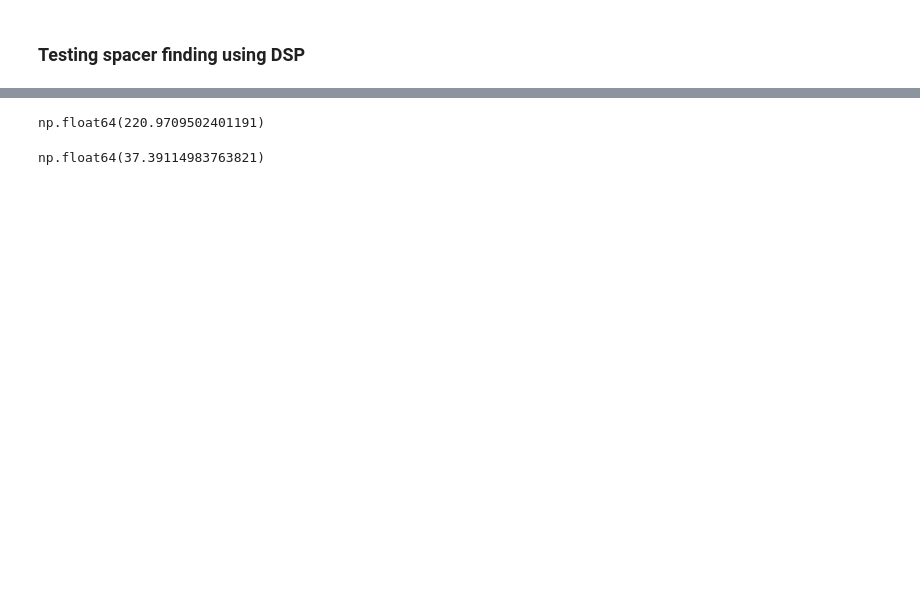
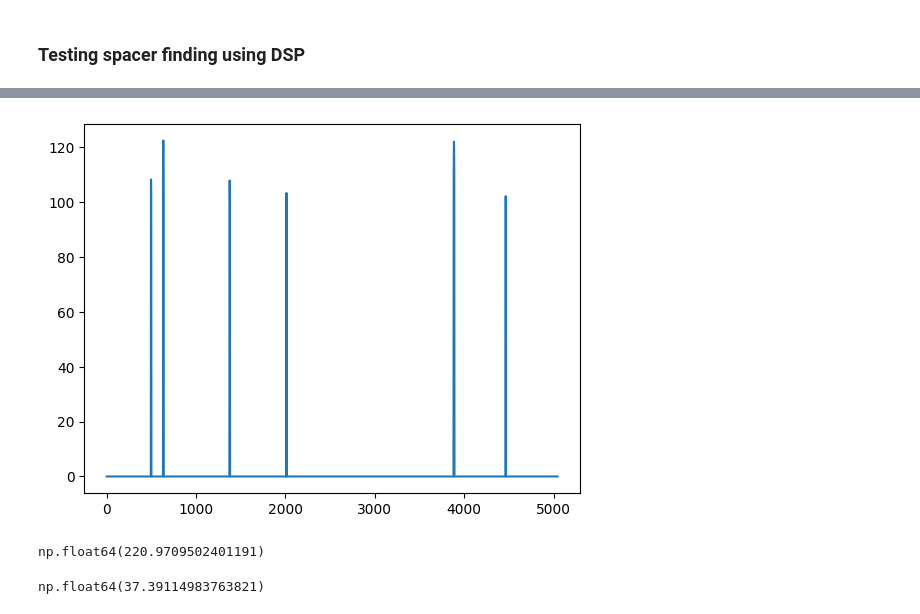
Before and after one commit to Parvfect/DSP, a Jupyter notebook: experimentation.ipynb, the cells around one changed output, grey strips where cells are left out. Drawn from its saved outputs; the diff is of its cells as text; code cells hidden in the pictures; blank space fills up the shorter version.

```diff
--- a/experimentation.ipynb
+++ b/experimentation.ipynb
@@ -206,6 +172,7 @@ def cross_correlation_fft(x, y):
 def create_motif_payload_sequence(data_squiggle):
     motif_signal_positions = []
     max_match_scores = []
+    corrs = []
 
     n_padded = len(data_squiggle) + 405
 
@@ -223,5 +190,6 @@ def create_motif_payload_sequence(data_squiggle):
 
         motif_signal_positions.append(best_position)
         max_match_scores.append(best_match_score)
+        corrs.append(corr)
 
-    return motif_signal_positions, max_match_scores
+    return motif_signal_positions, max_match_scores, corrs
@@ -234,3 +245,7 @@ motif_signal_positions, max_match_scores = create_motif_payload_sequence(data_ar
+# %%
+display_correlation_clean(corrs[7])
+# %% [output]
+[figure, added]
 # %%
 extracted_motif_positions = [i for i, j in zip(motif_signal_positions, max_match_scores) if j > 200]
 chosen_motifs = [i+1 for i, j in enumerate(max_match_scores) if j > 250]
```
Also changed, not shown: parts of 37 cells of this notebook, 6 other files.
